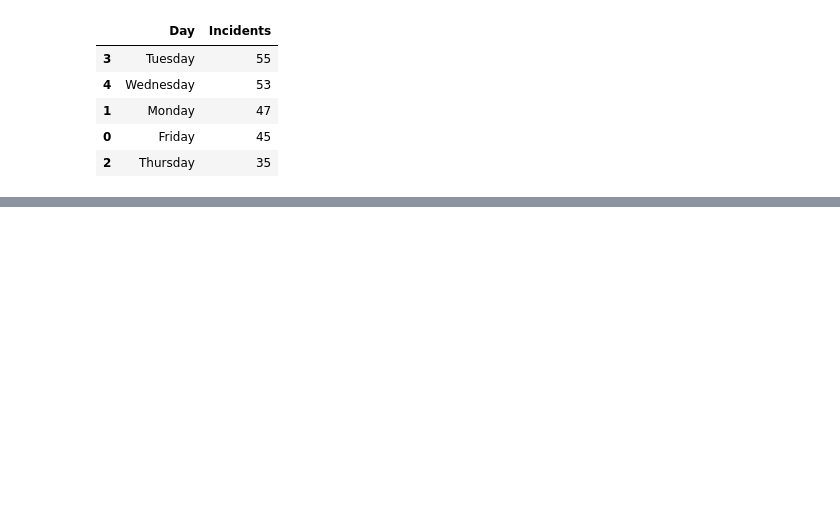
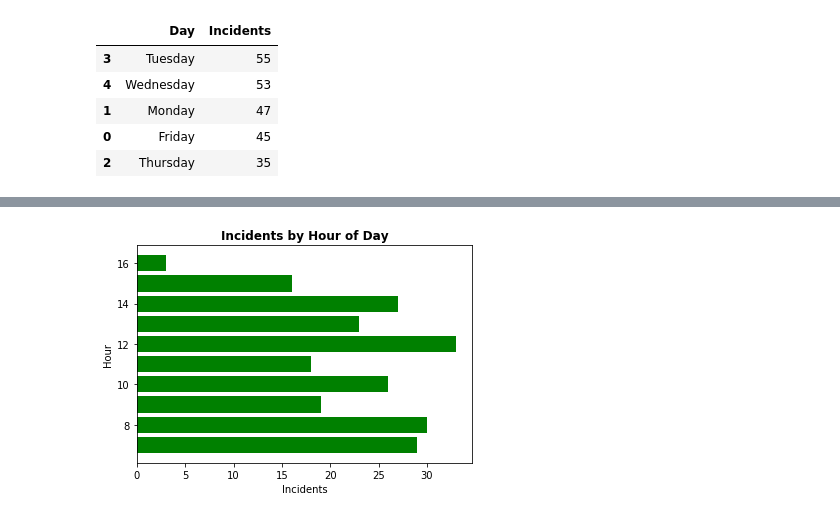
Before and after one commit to jehatcher/project1, a Jupyter notebook: main.ipynb, the cells around one changed output, grey strips where cells are left out. Saved outputs shown, nothing was run; the diff lists cells and outputs as text; code cells hidden in the pictures; blank space fills up the shorter version.

```diff
--- a/main.ipynb
+++ b/main.ipynb
@@ -78,0 +129,9 @@ plt.show()
+# %%
+# Generate chart for number of incidents grouped by month
+plt.barh(byHour['Hour'], byHour['Incidents'], color='g')
+plt.title('Incidents by Hour of Day', fontweight='bold')
+plt.xlabel('Incidents')
+plt.ylabel('Hour')
+plt.show()
+# %% [output]
+[figure, added]
```
Also changed, not shown: parts of 11 cells of this notebook.
